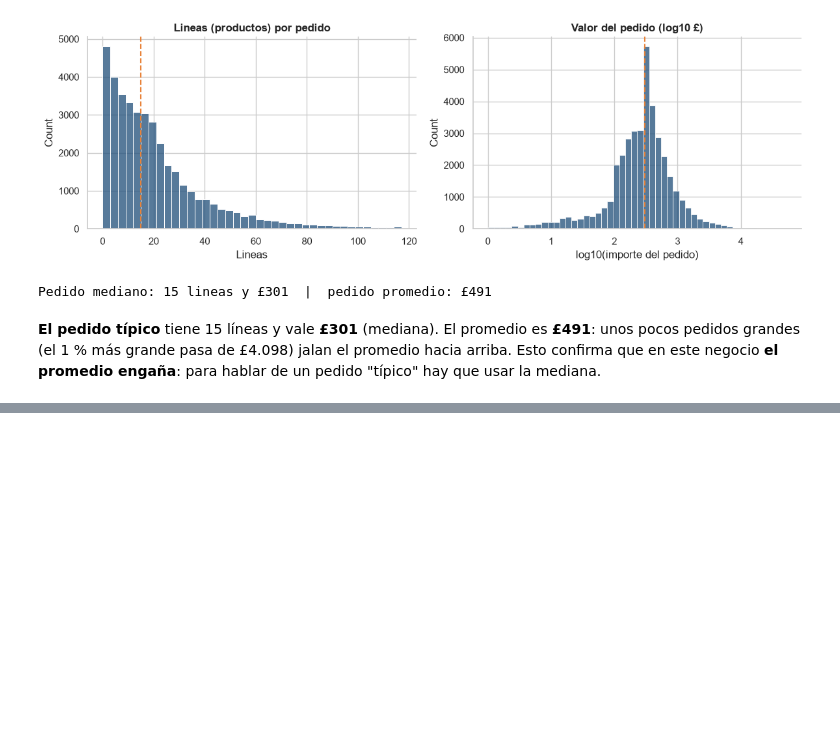
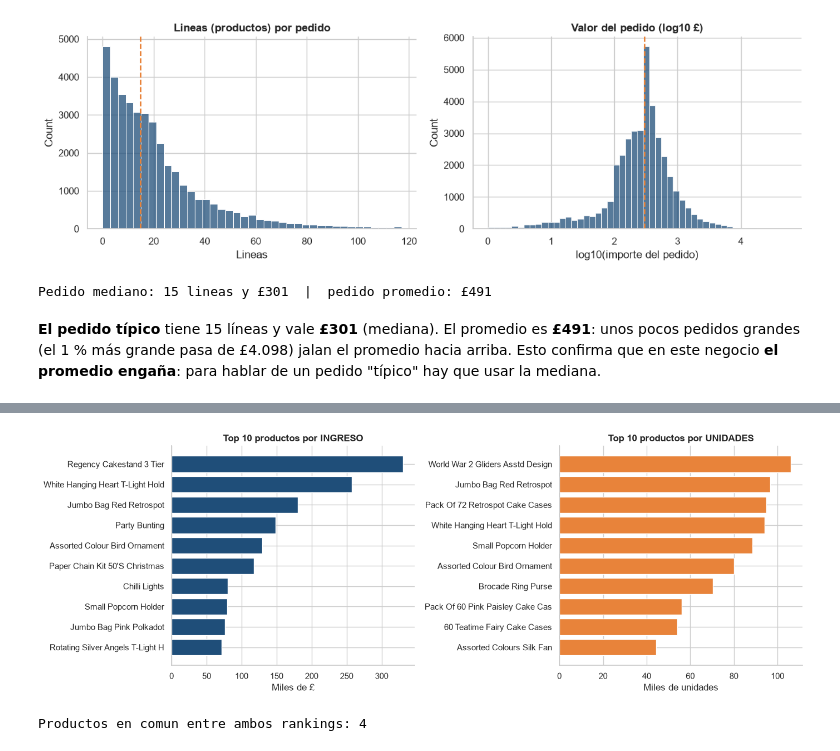
Before and after one commit to Xantyagoh/grupo3-bi-ecommerce, a Jupyter notebook: notebooks/03_eda.ipynb, the cells around one changed output, grey strips where cells are left out. Saved outputs shown, nothing was run; the diff lists cells and outputs as text; code cells hidden in the pictures; blank space fills up the shorter version.

```diff
--- a/notebooks/03_eda.ipynb
+++ b/notebooks/03_eda.ipynb
@@ -111,0 +133,17 @@ Pedido mediano: 15 lineas y £301  |  pedido promedio: £491
+# %%
+prod = ventas.groupby(['codigo', 'descripcion']).agg(ingreso=('importe', 'sum'), unidades=('cantidad', 'sum')).reset_index()
+
+fig, axs = plt.subplots(1, 2, figsize=(14, 5))
+t1 = prod.nlargest(10, 'ingreso')[::-1]
+axs[0].barh(t1['descripcion'].str.title().str[:32], t1['ingreso'] / 1000, color=AZUL)
+axs[0].set_title('Top 10 productos por INGRESO'); axs[0].set_xlabel('Miles de £')
+t2 = prod.nlargest(10, 'unidades')[::-1]
+axs[1].barh(t2['descripcion'].str.title().str[:32], t2['unidades'] / 1000, color=NARANJA)
+axs[1].set_title('Top 10 productos por UNIDADES'); axs[1].set_xlabel('Miles de unidades')
+plt.tight_layout()
+plt.savefig(FIG / '03_top_productos.png', dpi=150, bbox_inches='tight')
+plt.show()
+print('Productos en comun entre ambos rankings:', len(set(t1['codigo']) & set(t2['codigo'])))
+# %% [output]
+[figure, added]
+Productos en comun entre ambos rankings: 4
```
Also changed, not shown: parts of 8 cells of this notebook, 4 other files.
